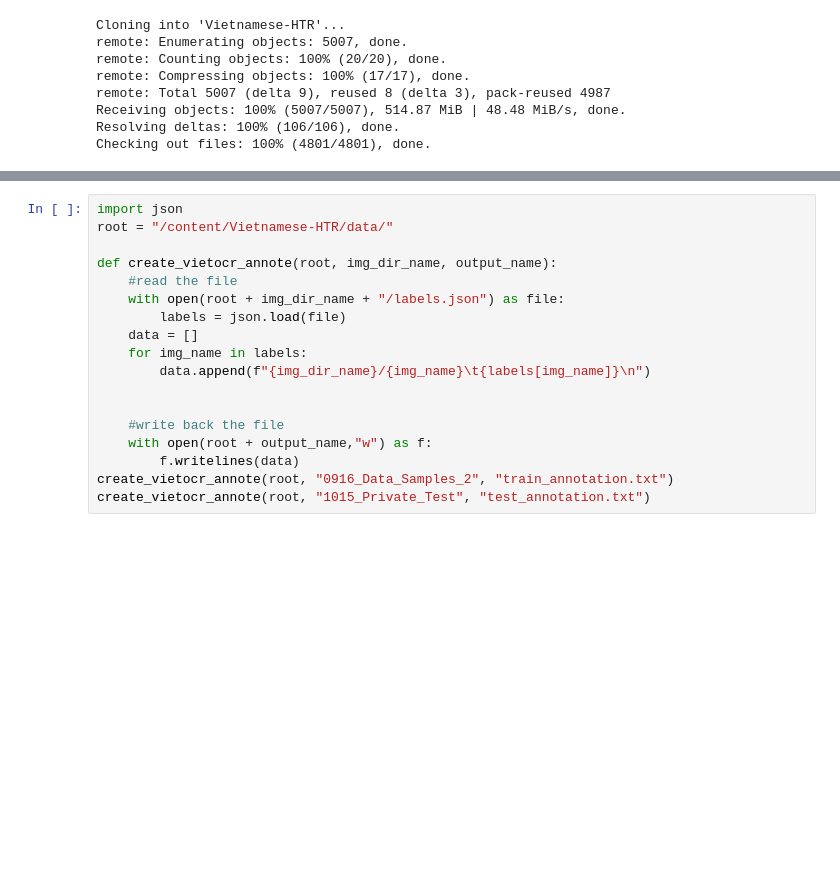
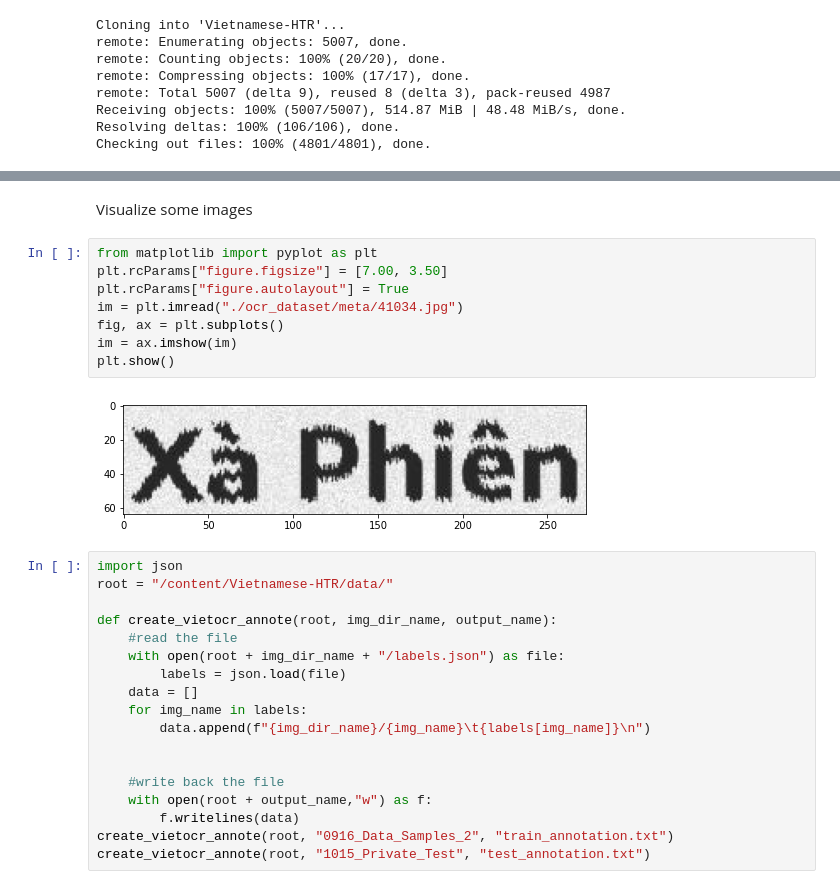
Before and after one commit to hungpham13/Vietnamese-HTR, a Jupyter notebook: vietocr_gettingstart.ipynb, the cells around one changed output, grey strips where cells are left out. Drawn from its saved outputs; the diff is of its cells as text; blank space fills up the shorter version.

```diff
--- a/vietocr_gettingstart.ipynb
+++ b/vietocr_gettingstart.ipynb
@@ -140,3 +122,15 @@ Checking out files: 100% (4801/4801), done.
+# %% [markdown]
+Visualize some images
+# %%
+from matplotlib import pyplot as plt
+plt.rcParams["figure.figsize"] = [7.00, 3.50]
+plt.rcParams["figure.autolayout"] = True
+im = plt.imread("./ocr_dataset/meta/41034.jpg")
+fig, ax = plt.subplots()
+im = ax.imshow(im)
+plt.show()
+# %% [output]
+[figure, added]
 # %%
 import json
 root = "/content/Vietnamese-HTR/data/"
```
Also changed, not shown: parts of 17 cells of this notebook.
